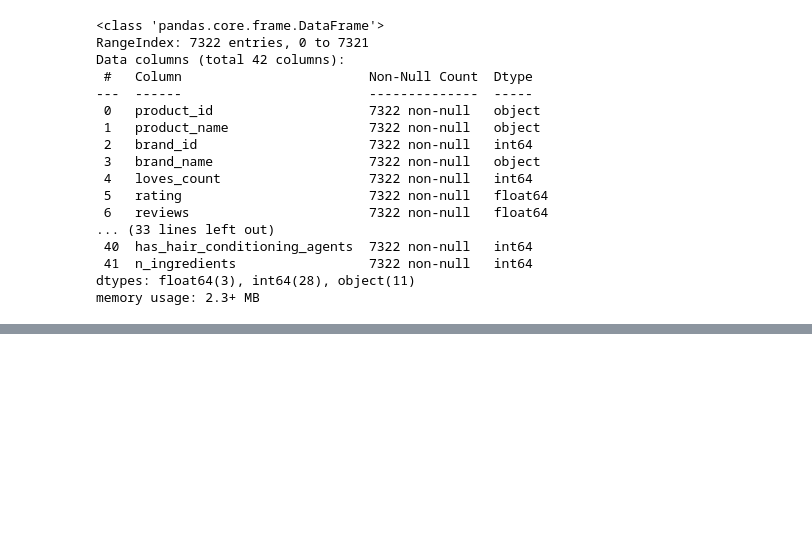
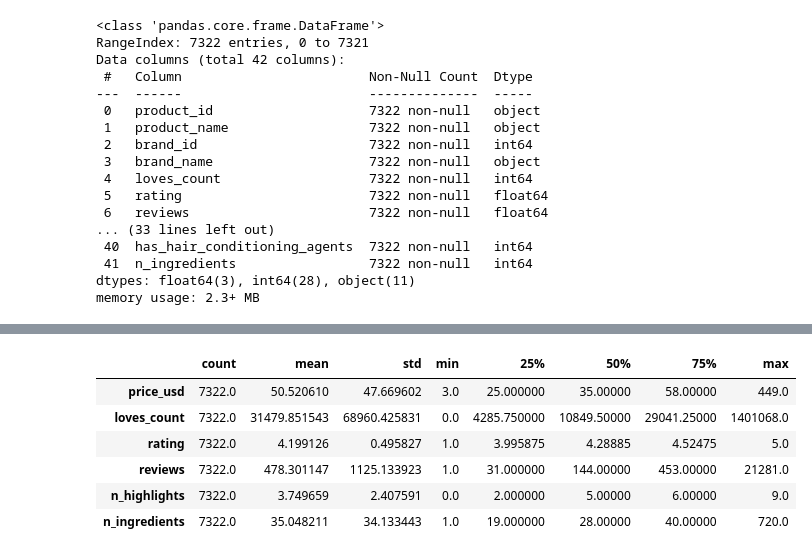
Before and after one commit to juliaaaloopez/visual_analytics_final_project, a Jupyter notebook: EDA.ipynb, the cells around one changed output, grey strips where cells are left out. Cells and saved outputs as stored; diff of their text form; code cells hidden in the pictures; blank space fills up the shorter version.

```diff
--- a/EDA.ipynb
+++ b/EDA.ipynb
@@ -268,0 +290,11 @@ memory usage: 2.3+ MB
+# %%
+num_cols = ["price_usd", "loves_count", "rating", "reviews", "n_highlights", "n_ingredients"]
+df[num_cols].describe().T
+# %% [output]
+|  | count | mean | std | min | 25% | 50% | 75% | max |
+| price_usd | 7322.0 | 50.520610 | 47.669602 | 3.0 | 25.000000 | 35.00000 | 58.00000 | 449.0 |
+| loves_count | 7322.0 | 31479.851543 | 68960.425831 | 0.0 | 4285.750000 | 10849.50000 | 29041.25000 | 1401068.0 |
+| rating | 7322.0 | 4.199126 | 0.495827 | 1.0 | 3.995875 | 4.28885 | 4.52475 | 5.0 |
+| reviews | 7322.0 | 478.301147 | 1125.133923 | 1.0 | 31.000000 | 144.00000 | 453.00000 | 21281.0 |
+| n_highlights | 7322.0 | 3.749659 | 2.407591 | 0.0 | 2.000000 | 5.00000 | 6.00000 | 9.0 |
+| n_ingredients | 7322.0 | 35.048211 | 34.133443 | 1.0 | 19.000000 | 28.00000 | 40.00000 | 720.0 |
```
Also changed, not shown: parts of 6 cells of this notebook, 2 other files.
